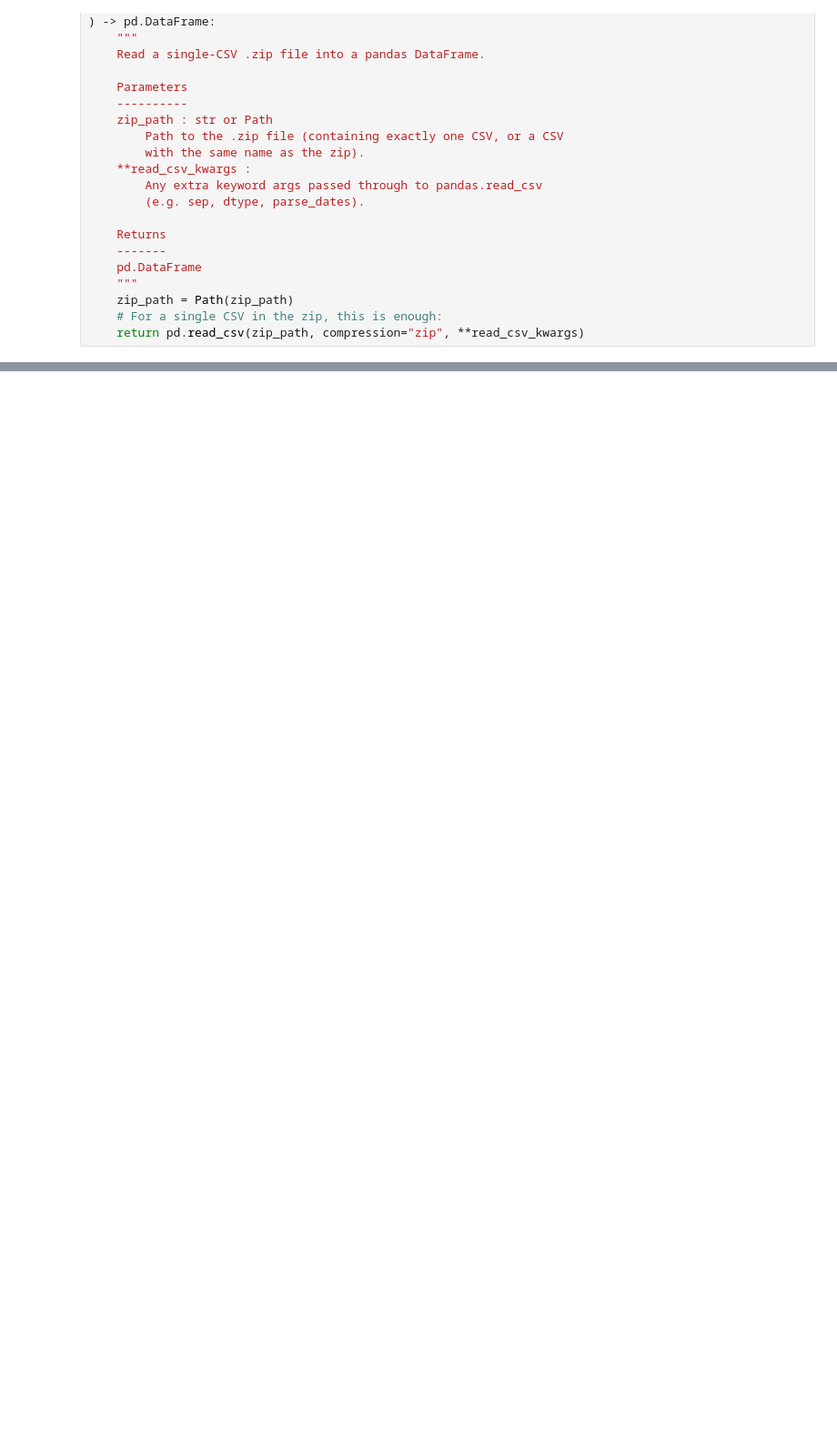
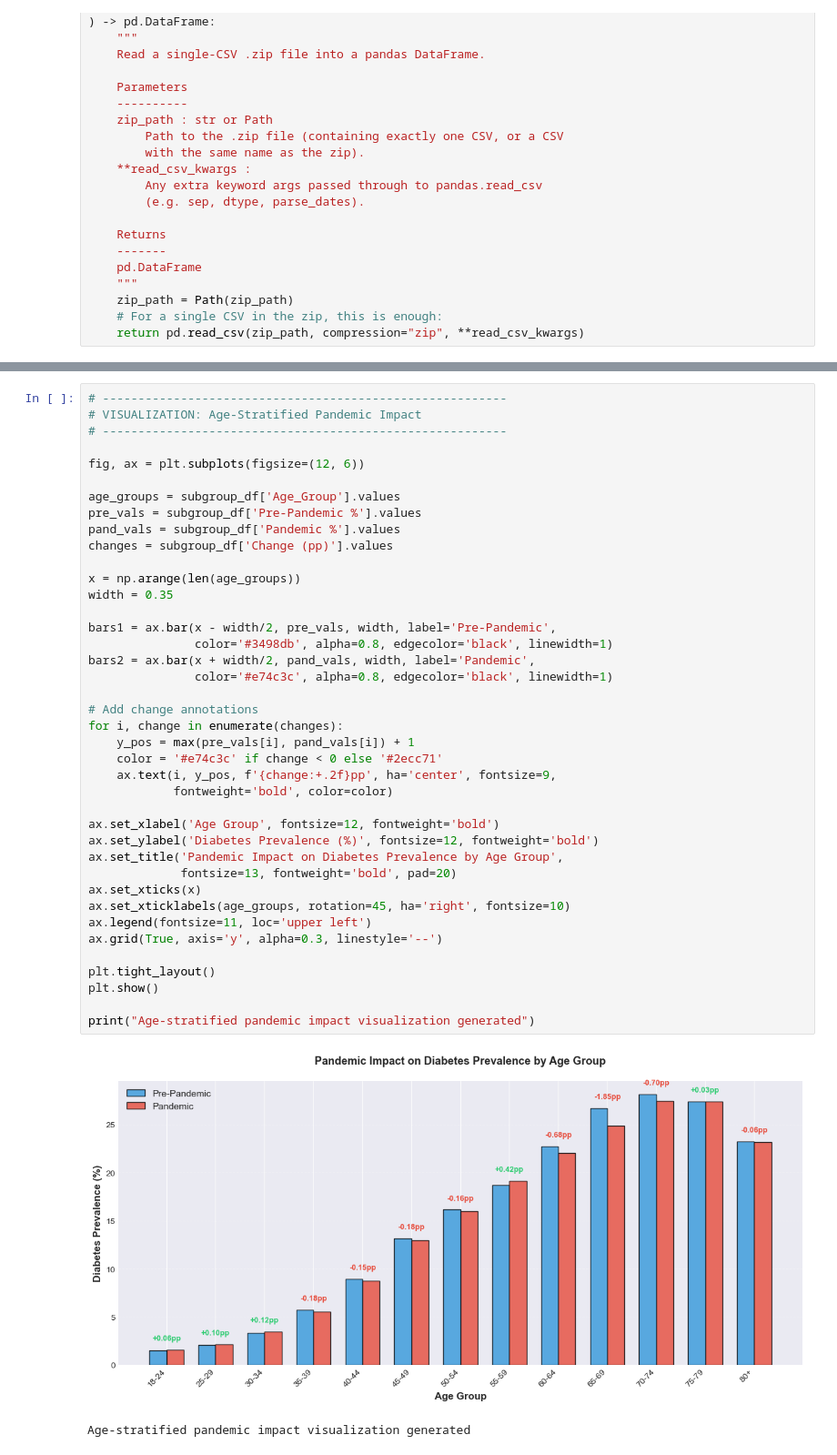
Before and after one commit to cmendonsa/brfss-diabetes-trends, a Jupyter notebook: analysis/RQ2_pandemic_impact.ipynb, the cells around one changed output, grey strips where cells are left out. Shown at 91% size. Cells and saved outputs as stored; diff of their text form; blank space fills up the shorter version.

```diff
--- a/analysis/RQ2_pandemic_impact.ipynb
+++ b/analysis/RQ2_pandemic_impact.ipynb
@@ -100,0 +619,43 @@ p-value: 1.375032621142993e-31
+# %%
+# ---------------------------------------------------------
+# VISUALIZATION: Age-Stratified Pandemic Impact
+# ---------------------------------------------------------
+
+fig, ax = plt.subplots(figsize=(12, 6))
+
+age_groups = subgroup_df['Age_Group'].values
+pre_vals = subgroup_df['Pre-Pandemic %'].values
+pand_vals = subgroup_df['Pandemic %'].values
+changes = subgroup_df['Change (pp)'].values
+
+x = np.arange(len(age_groups))
+width = 0.35
+
+bars1 = ax.bar(x - width/2, pre_vals, width, label='Pre-Pandemic',
+               color='#3498db', alpha=0.8, edgecolor='black', linewidth=1)
+bars2 = ax.bar(x + width/2, pand_vals, width, label='Pandemic',
+               color='#e74c3c', alpha=0.8, edgecolor='black', linewidth=1)
+
+# Add change annotations
+for i, change in enumerate(changes):
+    y_pos = max(pre_vals[i], pand_vals[i]) + 1
+    color = '#e74c3c' if change < 0 else '#2ecc71'
+    ax.text(i, y_pos, f'{change:+.2f}pp', ha='center', fontsize=9,
+            fontweight='bold', color=color)
+
+ax.set_xlabel('Age Group', fontsize=12, fontweight='bold')
+ax.set_ylabel('Diabetes Prevalence (%)', fontsize=12, fontweight='bold')
+ax.set_title('Pandemic Impact on Diabetes Prevalence by Age Group',
+             fontsize=13, fontweight='bold', pad=20)
+ax.set_xticks(x)
+ax.set_xticklabels(age_groups, rotation=45, ha='right', fontsize=10)
+ax.legend(fontsize=11, loc='upper left')
+ax.grid(True, axis='y', alpha=0.3, linestyle='--')
+
+plt.tight_layout()
+plt.show()
+
+print("Age-stratified pandemic impact visualization generated")
+# %% [output]
+[figure, added]
+Age-stratified pandemic impact visualization generated
```
Also changed, not shown: parts of 28 cells of this notebook.
